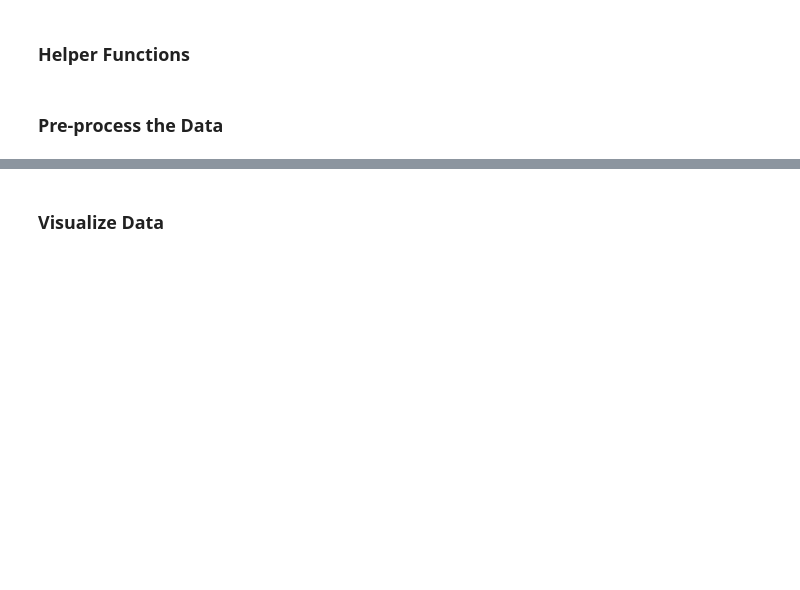
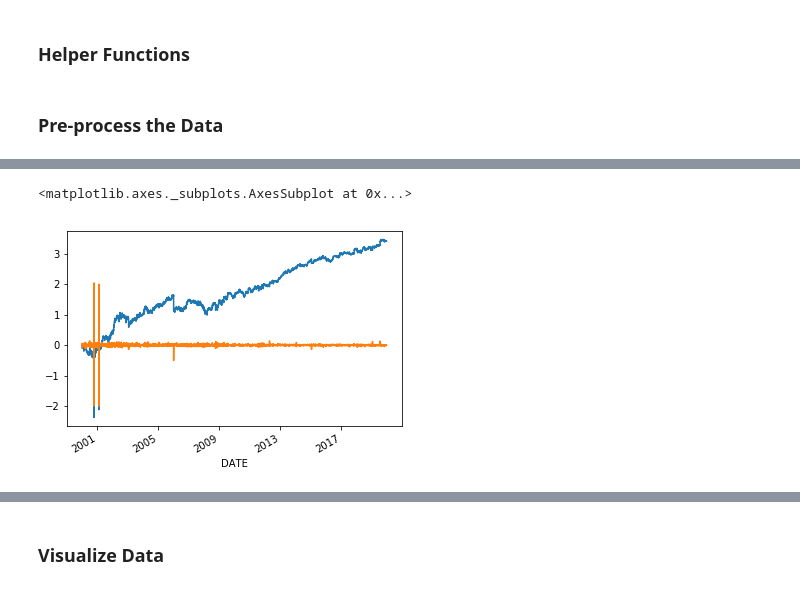
Before and after one commit to judymao/thesis, a Jupyter notebook: process_data.ipynb, the cells around one changed output, grey strips where cells are left out. Drawn from its saved outputs; the diff is of its cells as text; code cells hidden in the pictures; blank space fills up the shorter version.

```diff
--- a/process_data.ipynb
+++ b/process_data.ipynb
@@ -169,0 +254,36 @@ bid_ask_daily['Month'] = bid_ask_daily.Date.apply(lambda x: x.month)
+# %%
+# Variance (orig)
+import warnings
+warnings.filterwarnings("ignore")
+
+bid_ask_var = bid_ask_df[['DATE', 'PERMNO', 'decile_category', 'PRC']].copy()
+bid_ask_var = bid_ask_var.groupby(['DATE', 'decile_category']).sum().reset_index()
+
+bid_ask_var = bid_ask_var.sort_values(['decile_category', 'DATE'])
+bid_ask_var['PRC_shifted'] = bid_ask_var.groupby('decile_category')['PRC'].shift(1)
+bid_ask_var['daily_return'] = (bid_ask_var.PRC-bid_ask_var.PRC_shifted)/bid_ask_var.PRC_shifted
+
+# Get the variances based on 21-day periods within each decile
+for i, group in bid_ask_var.groupby('decile_category'):
+    if i == 1:
+        res = group
+        res['ret_var'] = group.daily_return.rolling(21).var()
+    else:
+        group['ret_var'] = group.daily_return.rolling(21).var()
+        res = pd.concat([res, group])
+
+# Get the 252-day average variances within each decile
+for i, group in res.groupby('decile_category'):
+    if i == 1:
+        final = group
+        final['avg_var_252'] = group.ret_var.rolling(252).mean()
+    else:
+        group['avg_var_252'] = group.ret_var.rolling(252).mean()
+        final = pd.concat([final, group])
+
+# Calculate the detrended variance
+final['var_detrend'] = final.ret_var/final.avg_var_252
+final['std_detrend'] = np.sqrt(final.var_detrend)
+
+# Remove unnecessary columns
+final = final.drop(['PRC', 'PRC_shifted','ret_var', 'avg_var_252'], axis=1)
@@ -169,0 +364,8 @@ bid_ask_daily['Month'] = bid_ask_daily.Date.apply(lambda x: x.month)
+# %%
+test = bid_ask_return[bid_ask_return.PERMNO == 10026][['DATE', 'daily_return']].reset_index().set_index('DATE')
+test['cum_return'] = test['daily_return'].cumsum()
+test['cum_return'].plot()
+test['daily_return'].plot()
+# %% [output]
+<matplotlib.axes._subplots.AxesSubplot at 0x...>
+[figure, added]
```
Also changed, not shown: parts of 34 cells of this notebook, 1 other file.
